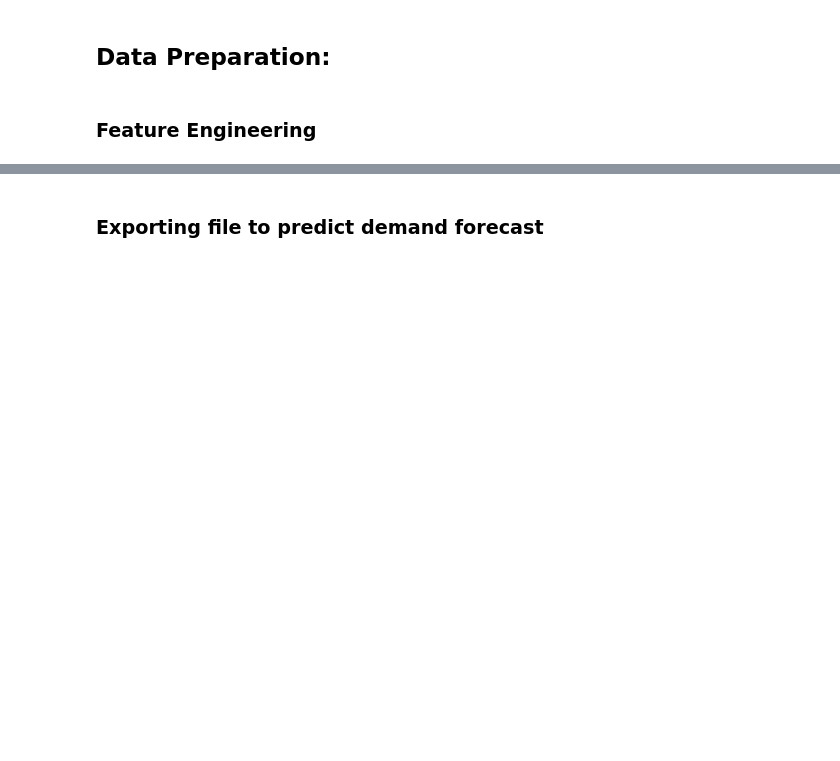
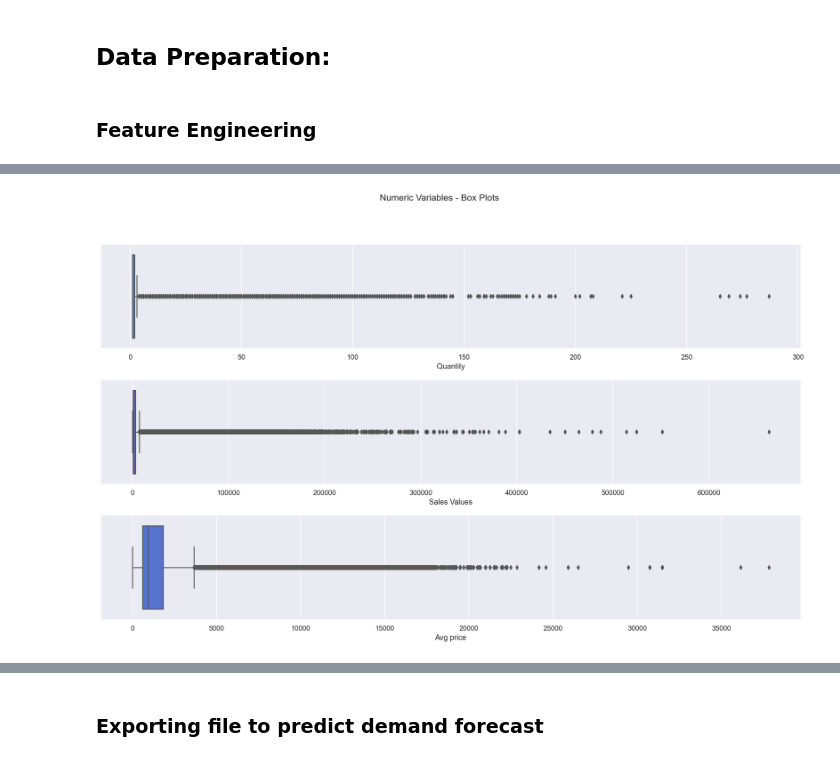
Before and after one commit to Debs86/Business_Cases_Projects, a Jupyter notebook: BC5/BC5 Notebook_D4BConsulting_Pre_processing.ipynb, the cells around one changed output, grey strips where cells are left out. Cells and saved outputs as stored; diff of their text form; code cells hidden in the pictures; blank space fills up the shorter version.

```diff
--- a/BC5/BC5 Notebook_D4BConsulting_Pre_processing.ipynb
+++ b/BC5/BC5 Notebook_D4BConsulting_Pre_processing.ipynb
@@ -147,0 +510,3 @@ metric_features = ['Quantity','Sales Values','Avg price']
+# %%
+#Remove observations with price higher than 20000 and perc variation higher than 50%
+data_merge = data_merge[~((data_merge['Perc_Variation']>50)&(data_merge['Avg price']>20000))]
@@ -147,0 +533,25 @@ metric_features = ['Quantity','Sales Values','Avg price']
+# %%
+# Boxplots for the metric features
+sns.set()
+
+# Prepare figure and create individual axes where each box plot will be placed
+fig, axes = plt.subplots(3, ceil(len(metric_features) /3), figsize=(20, 11))
+
+# Plot the data
+# Iterate across axes objects and associate each box plot
+for ax, feat in zip(axes.flatten(), metric_features):
+    sns.boxplot(data_merge[feat], ax=ax,color="royalblue")
+
+# Layout
+# Add a centered title to the figure
+title = "Numeric Variables - Box Plots"
+
+plt.suptitle(title)
+
+# Adjust the space between plots
+plt.subplots_adjust(wspace=0.3, hspace=0.3)
+
+# Show plots
+plt.show()
+# %% [output]
+[figure, added]
```
Also changed, not shown: parts of 152 cells of this notebook, 1 other file.
